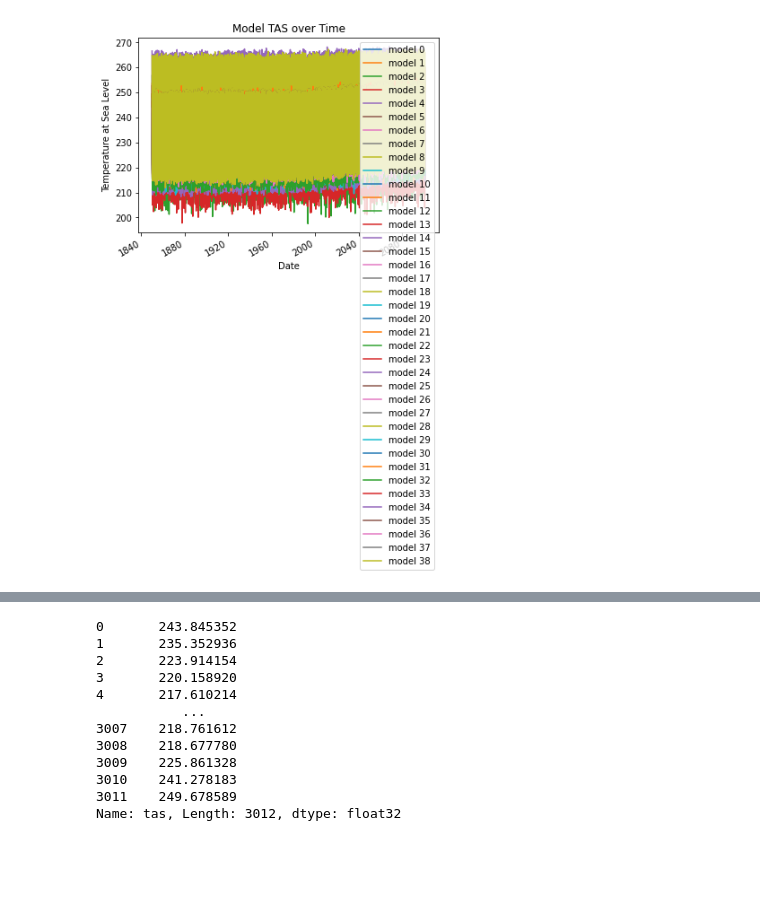
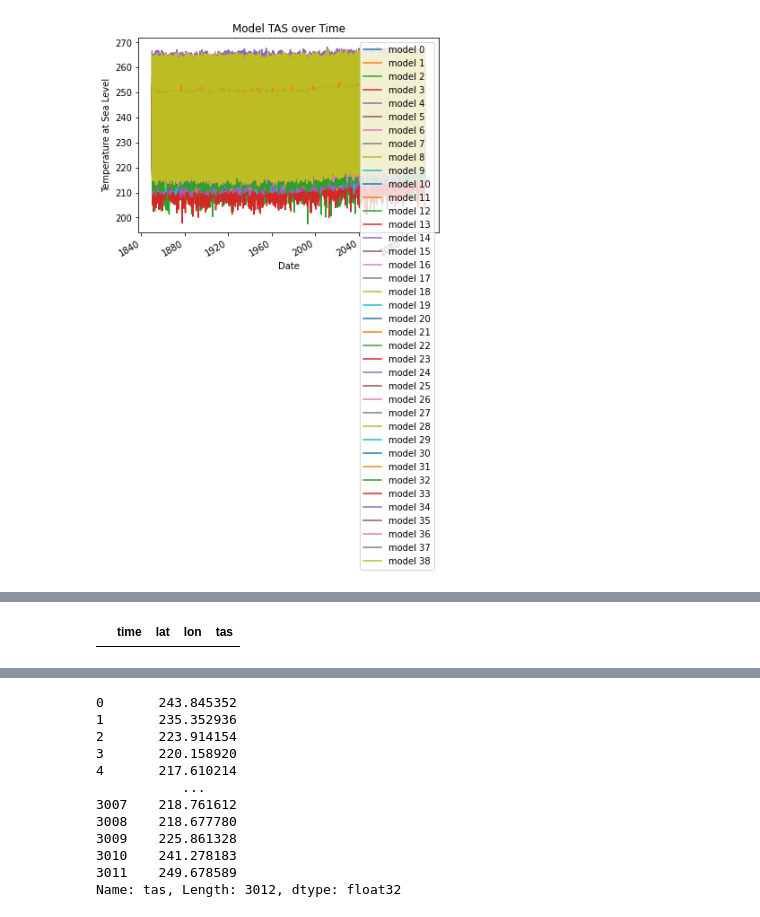
Before and after one commit to opticwiznub/Honours-Thesis, a Jupyter notebook: code/netcdf_to_pd.ipynb, the cells around one changed output, grey strips where cells are left out. Cells and saved outputs as stored; diff of their text form; code cells hidden in the pictures; blank space fills up the shorter version.

```diff
--- a/code/netcdf_to_pd.ipynb
+++ b/code/netcdf_to_pd.ipynb
@@ -60,0 +41,10 @@ data_df
+# %%
+filename = 'data\\tas_scenario_245\\tas_mon_mod_ssp245_192_008.nc'
+data = xr.open_dataset(filename)
+datetimeindex = data.indexes['time'].to_datetimeindex()
+data['time'] = datetimeindex
+data_df = data.to_dataframe().reset_index()
+tas_vector = data_df.loc[(data_df['time'].dt.year > 1960) & (data_df['time'].dt.year < 1970) & (data_df['lon'] > 288) & (data_df['lon'] < 336) & (data_df['lat'] > -44) & (data_df['lat'] < -12), ['time', 'lat', 'lon', 'tas']]
+tas_vector
+# %% [output]
+|  | time | lat | lon | tas |
```
Also changed, not shown: parts of 6 cells of this notebook, 10 other files.
